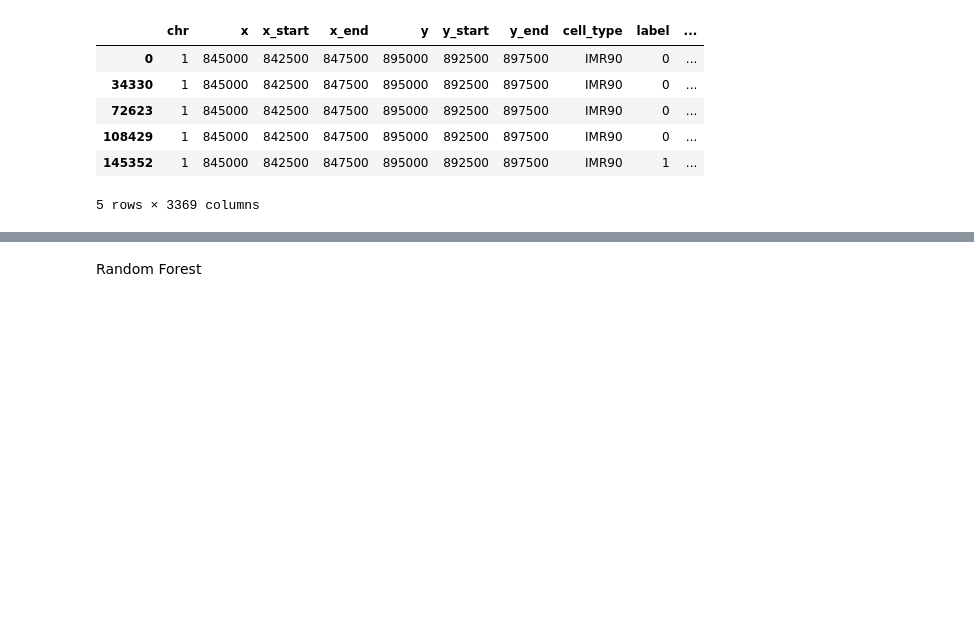
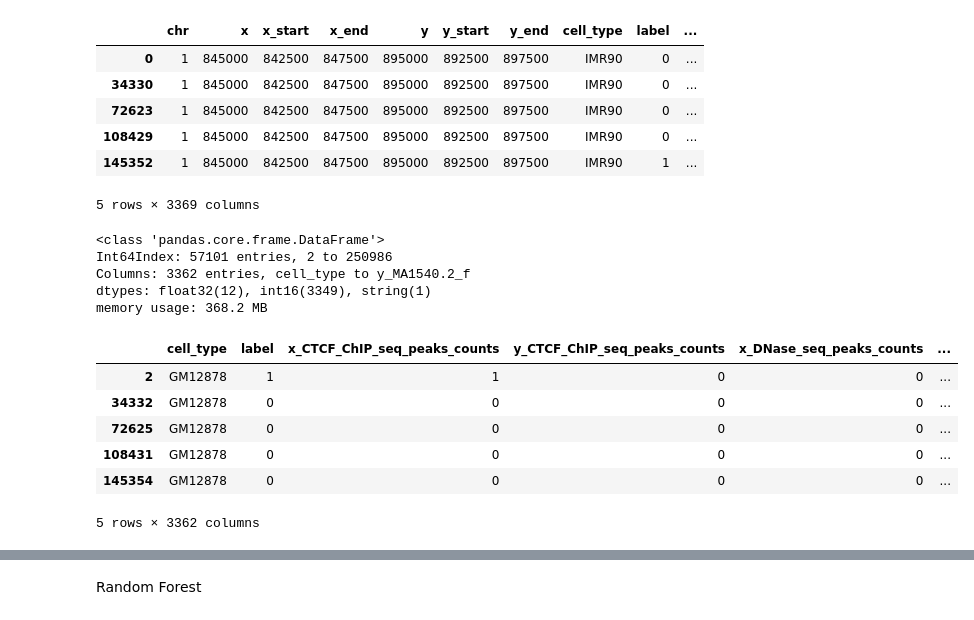
Before and after one commit to ola-cupriak/predicting-the-formation-of-chromatin-loops-using-genomic-data, a Jupyter notebook: notebooks/model.ipynb, the cells around one changed output, grey strips where cells are left out. Saved outputs shown, nothing was run; the diff lists cells and outputs as text; code cells hidden in the pictures; blank space fills up the shorter version.

```diff
--- a/notebooks/model.ipynb
+++ b/notebooks/model.ipynb
@@ -31,3 +32,21 @@ memory usage: 1.6 GB
 | 108429 | 1 | 845000 | 842500 | 847500 | 895000 | 892500 | 897500 | IMR90 | 0 | ... |
 | 145352 | 1 | 845000 | 842500 | 847500 | 895000 | 892500 | 897500 | IMR90 | 1 | ... |
 5 rows × 3369 columns
+# %%
+df = df.drop(['x_start', 'x_end', 'y_start', 'y_end', 'chr', 'x', 'y'], axis=1)
+df = df.loc[df.loc[:, 'cell_type']=='GM12878',:]
+df.info()
+df.head()
+# %% [output]
+<class 'pandas.core.frame.DataFrame'>
+Int64Index: 57101 entries, 2 to 250986
+Columns: 3362 entries, cell_type to y_MA1540.2_f
+dtypes: float32(12), int16(3349), string(1)
+memory usage: 368.2 MB
+|  | cell_type | label | x_CTCF_ChIP_seq_peaks_counts | y_CTCF_ChIP_seq_peaks_counts | x_DNase_seq_peaks_counts | ... |
+| 2 | GM12878 | 1 | 1 | 0 | 0 | ... |
+| 34332 | GM12878 | 0 | 0 | 0 | 0 | ... |
+| 72625 | GM12878 | 0 | 0 | 0 | 0 | ... |
+| 108431 | GM12878 | 0 | 0 | 0 | 0 | ... |
+| 145354 | GM12878 | 0 | 0 | 0 | 0 | ... |
+5 rows × 3362 columns
```
Also changed, not shown: parts of 8 cells of this notebook, 12 other files.
